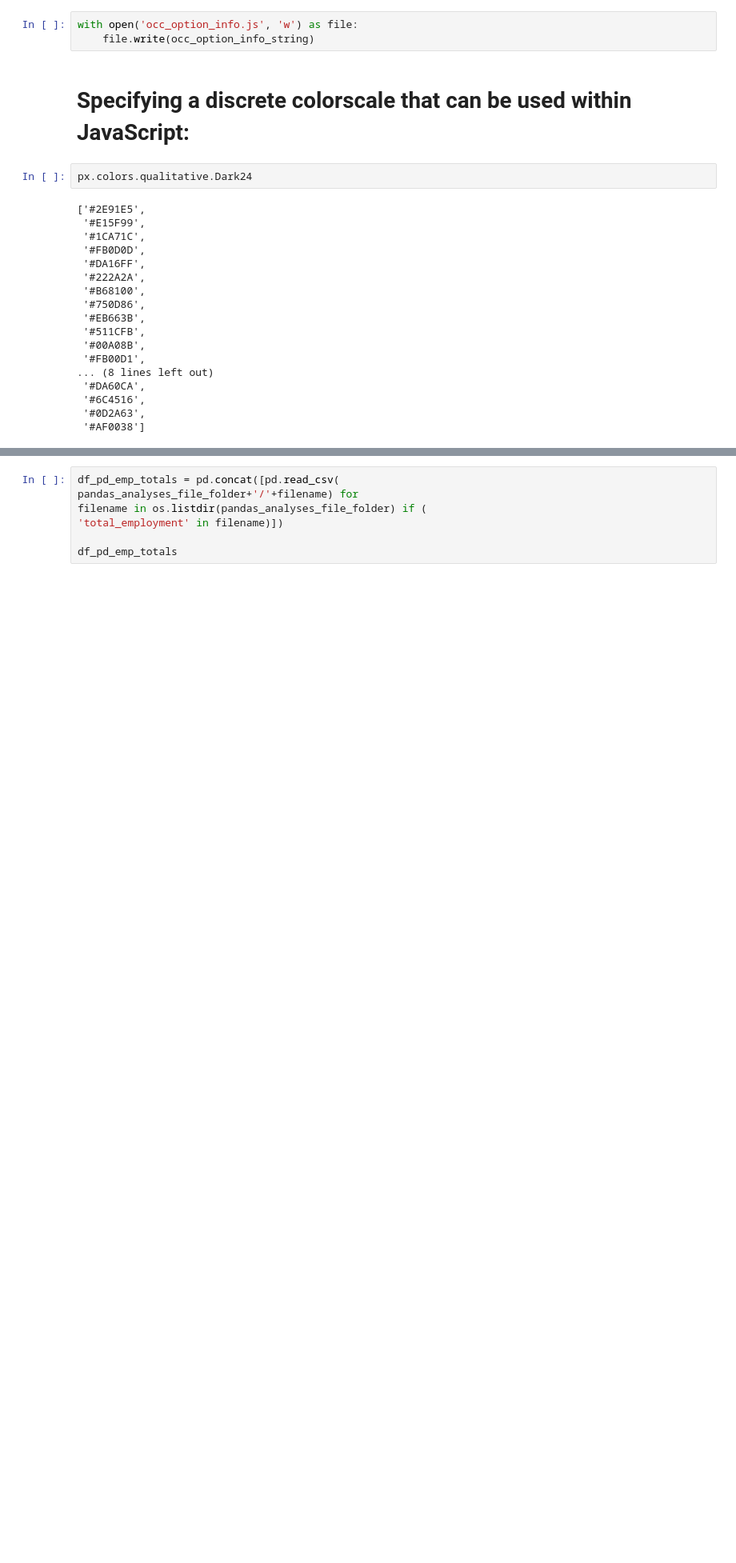
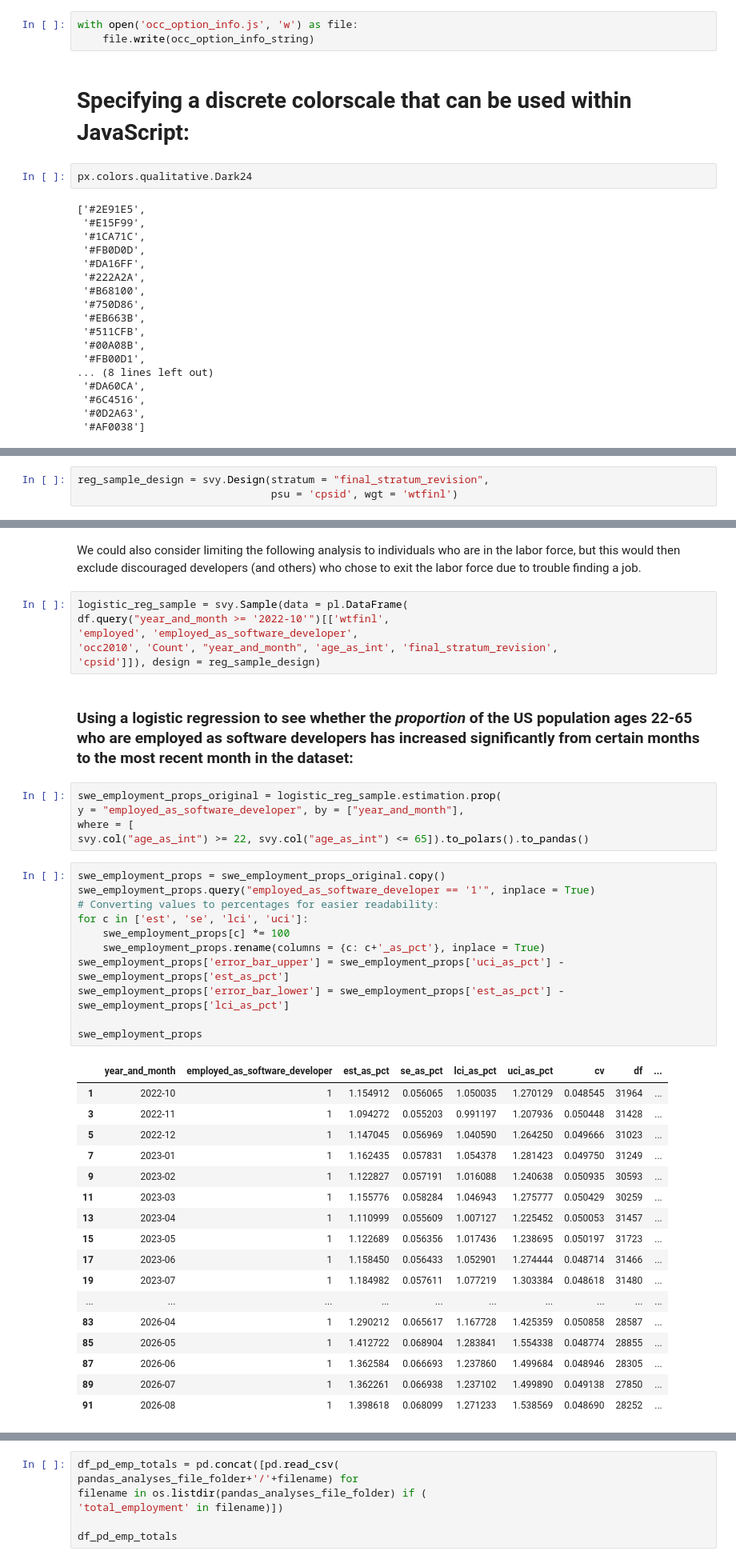
Before and after one commit to kburchfiel/employment_trends, a Jupyter notebook: employment_trends.ipynb, the cells around one changed output, grey strips where cells are left out. Shown at 80% size. Drawn from its saved outputs; the diff is of its cells as text; blank space fills up the shorter version.

```diff
--- a/employment_trends.ipynb
+++ b/employment_trends.ipynb
@@ -1817,0 +1790,3 @@ px.colors.qualitative.Dark24
+# %%
+reg_sample_design = svy.Design(stratum = "final_stratum_revision",
+                               psu = 'cpsid', wgt = 'wtfinl')
@@ -1817,0 +1809,44 @@ px.colors.qualitative.Dark24
+# %% [markdown]
+We could also consider limiting the following analysis to individuals who are in the labor force, but this would then exclude discouraged developers (and others) who chose to exit the labor force due to trouble finding a job.
+# %%
+logistic_reg_sample = svy.Sample(data = pl.DataFrame(
+df.query("year_and_month >= '2022-10'")[['wtfinl',
+'employed', 'employed_as_software_developer',
+'occ2010', 'Count', "year_and_month", 'age_as_int', 'final_stratum_revision',
+'cpsid']]), design = reg_sample_design)
+# %% [markdown]
+### Using a logistic regression to see whether the *proportion* of the US population ages 22-65 who are employed as software developers has increased significantly from certain months to the most recent month in the dataset:
+# %%
+swe_employment_props_original = logistic_reg_sample.estimation.prop(
+y = "employed_as_software_developer", by = ["year_and_month"],
+where = [
+svy.col("age_as_int") >= 22, svy.col("age_as_int") <= 65]).to_polars().to_pandas()
+# %%
+swe_employment_props = swe_employment_props_original.copy()
+swe_employment_props.query("employed_as_software_developer == '1'", inplace = True)
+# Converting values to percentages for easier readability:
+for c in ['est', 'se', 'lci', 'uci']:
+    swe_employment_props[c] *= 100
+    swe_employment_props.rename(columns = {c: c+'_as_pct'}, inplace = True)
+swe_employment_props['error_bar_upper'] = swe_employment_props['uci_as_pct'] - swe_employment_props['est_as_pct']
+swe_employment_props['error_bar_lower'] = swe_employment_props['est_as_pct'] - swe_employment_props['lci_as_pct']
+
+swe_employment_props
+# %% [output]
+|  | year_and_month | employed_as_software_developer | est_as_pct | se_as_pct | lci_as_pct | uci_as_pct | cv | df | ... |
+| 1 | 2022-10 | 1 | 1.154912 | 0.056065 | 1.050035 | 1.270129 | 0.048545 | 31964 | ... |
+| 3 | 2022-11 | 1 | 1.094272 | 0.055203 | 0.991197 | 1.207936 | 0.050448 | 31428 | ... |
+| 5 | 2022-12 | 1 | 1.147045 | 0.056969 | 1.040590 | 1.264250 | 0.049666 | 31023 | ... |
+| 7 | 2023-01 | 1 | 1.162435 | 0.057831 | 1.054378 | 1.281423 | 0.049750 | 31249 | ... |
+| 9 | 2023-02 | 1 | 1.122827 | 0.057191 | 1.016088 | 1.240638 | 0.050935 | 30593 | ... |
+| 11 | 2023-03 | 1 | 1.155776 | 0.058284 | 1.046943 | 1.275777 | 0.050429 | 30259 | ... |
+| 13 | 2023-04 | 1 | 1.110999 | 0.055609 | 1.007127 | 1.225452 | 0.050053 | 31457 | ... |
+| 15 | 2023-05 | 1 | 1.122689 | 0.056356 | 1.017436 | 1.238695 | 0.050197 | 31723 | ... |
+| 17 | 2023-06 | 1 | 1.158450 | 0.056433 | 1.052901 | 1.274444 | 0.048714 | 31466 | ... |
+| 19 | 2023-07 | 1 | 1.184982 | 0.057611 | 1.077219 | 1.303384 | 0.048618 | 31480 | ... |
+| ... | ... | ... | ... | ... | ... | ... | ... | ... | ... |
+| 83 | 2026-04 | 1 | 1.290212 | 0.065617 | 1.167728 | 1.425359 | 0.050858 | 28587 | ... |
+| 85 | 2026-05 | 1 | 1.412722 | 0.068904 | 1.283841 | 1.554338 | 0.048774 | 28855 | ... |
+| 87 | 2026-06 | 1 | 1.362584 | 0.066693 | 1.237860 | 1.499684 | 0.048946 | 28305 | ... |
+| 89 | 2026-07 | 1 | 1.362261 | 0.066938 | 1.237102 | 1.499890 | 0.049138 | 27850 | ... |
+| 91 | 2026-08 | 1 | 1.398618 | 0.068099 | 1.271233 | 1.538569 | 0.048690 | 28252 | ... |
```
Also changed, not shown: parts of 30 cells of this notebook, 1 other file.
